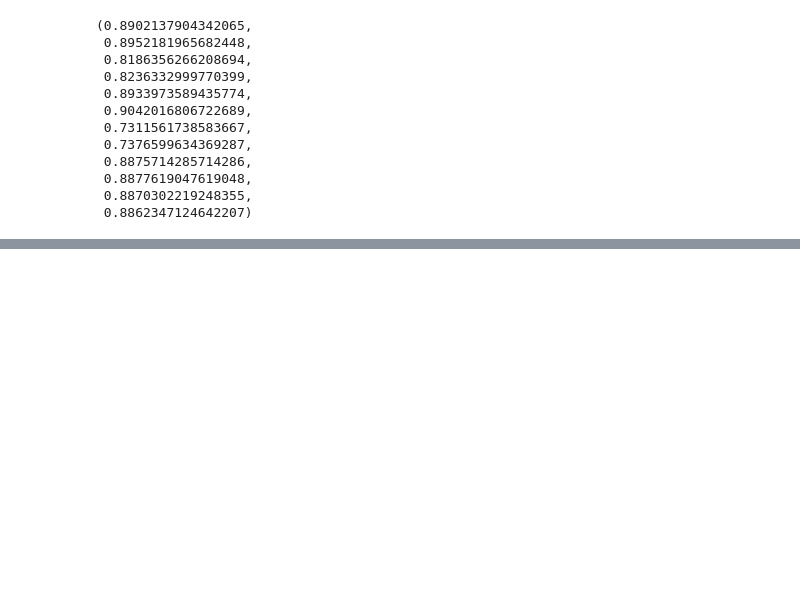
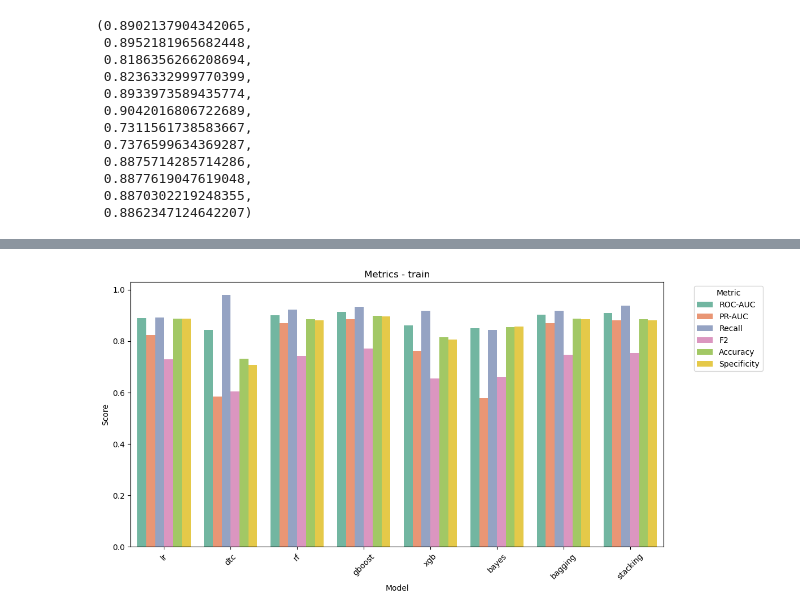
Before and after one commit to kasia-sko/ML, a Jupyter notebook: projekt_1/budowa_krok_2_1.ipynb, the cells around one changed output, grey strips where cells are left out. Drawn from its saved outputs; the diff is of its cells as text; code cells hidden in the pictures; blank space fills up the shorter version.

```diff
--- a/projekt_1/budowa_krok_2_1.ipynb
+++ b/projekt_1/budowa_krok_2_1.ipynb
@@ -1587,0 +1720,13 @@ plt.show()
+# %%
+df_train = pd.DataFrame(results_train)
+
+plt.figure(figsize=(12, 6))
+sns.barplot(data=df_train, x='Model', y='Score', hue='Metric', palette='Set2')
+plt.title("Metrics - train")
+plt.xticks(rotation=45)
+plt.ylabel("Score")
+plt.legend(title='Metric', bbox_to_anchor=(1.05, 1), loc='upper left')
+plt.tight_layout()
+plt.show()
+# %% [output]
+[figure, added]
```
Also changed, not shown: parts of 53 cells of this notebook.
